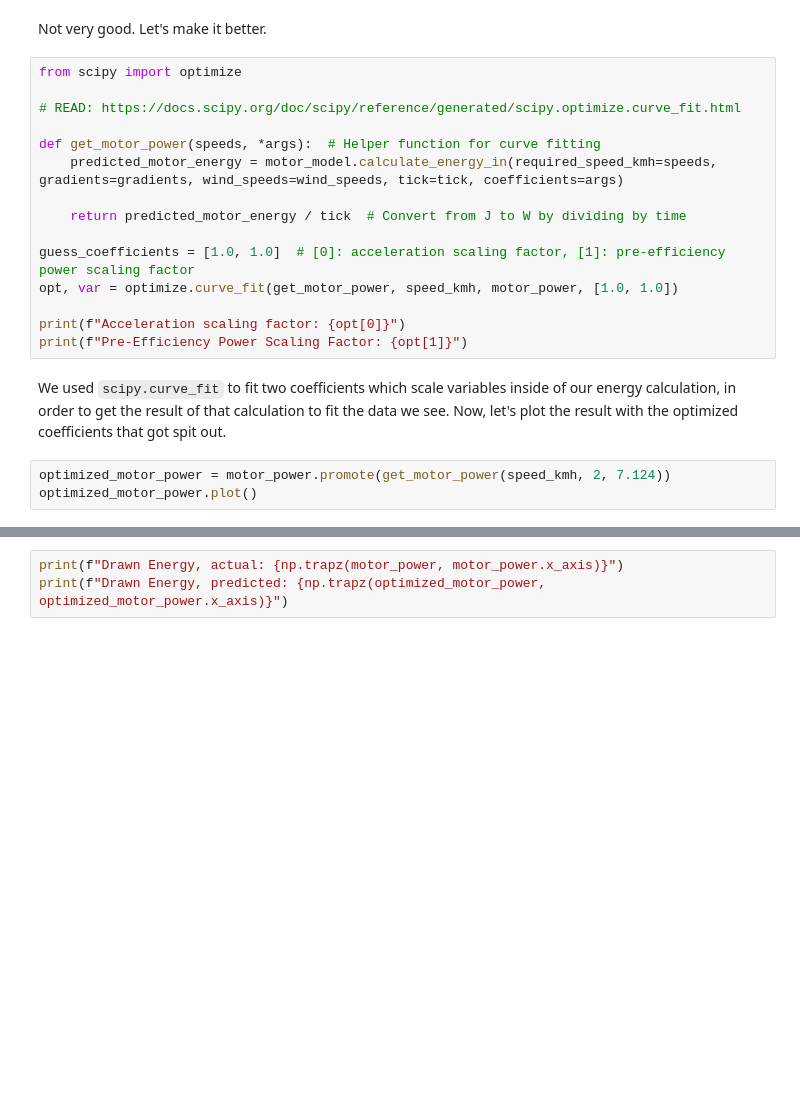
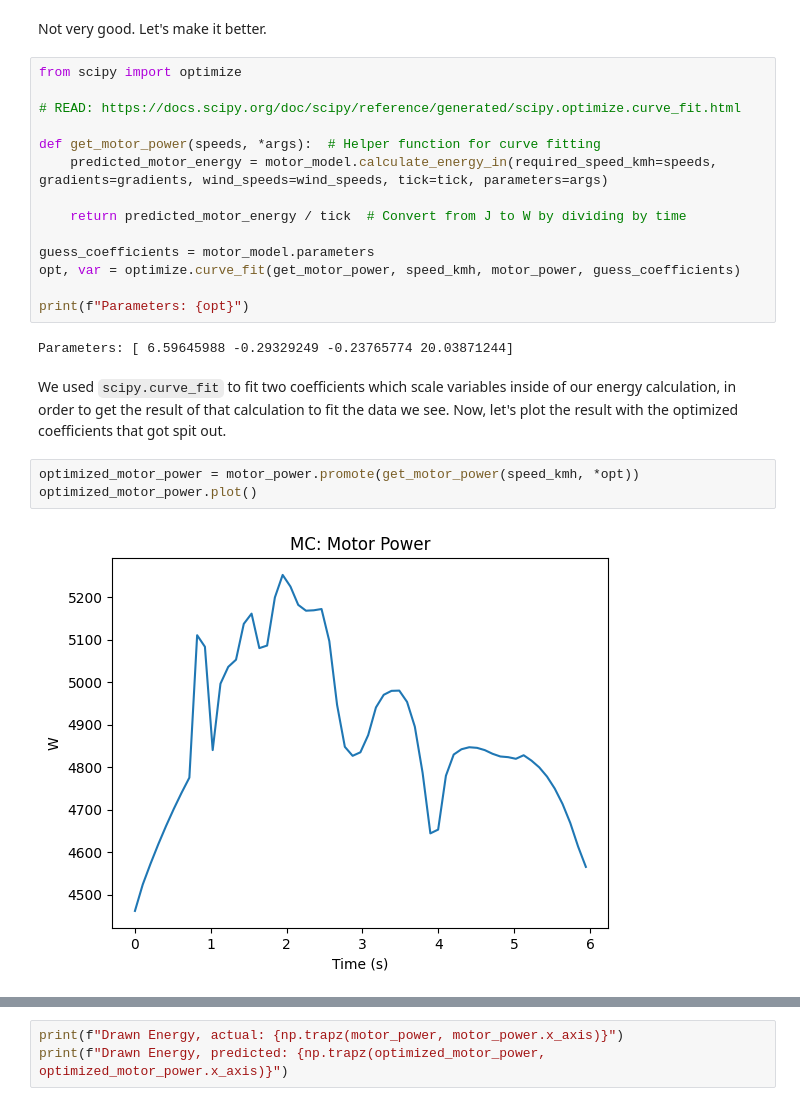
Before and after one commit to UBC-Solar/Simulation, a Jupyter notebook: motor_analysis.ipynb, the cells around one changed output, grey strips where cells are left out. Drawn from its saved outputs; the diff is of its cells as text; blank space fills up the shorter version.

Commit message:
Implement parameters for motor

```diff
--- a/motor_analysis.ipynb
+++ b/motor_analysis.ipynb
@@ -78,20 +84,23 @@ from scipy import optimize
 # READ: https://docs.scipy.org/doc/scipy/reference/generated/scipy.optimize.curve_fit.html
 
 def get_motor_power(speeds, *args):  # Helper function for curve fitting
-    predicted_motor_energy = motor_model.calculate_energy_in(required_speed_kmh=speeds, gradients=gradients, wind_speeds=wind_speeds, tick=tick, coefficients=args)
+    predicted_motor_energy = motor_model.calculate_energy_in(required_speed_kmh=speeds, gradients=gradients, wind_speeds=wind_speeds, tick=tick, parameters=args)
 
     return predicted_motor_energy / tick  # Convert from J to W by dividing by time
 
-guess_coefficients = [1.0, 1.0]  # [0]: acceleration scaling factor, [1]: pre-efficiency power scaling factor
-opt, var = optimize.curve_fit(get_motor_power, speed_kmh, motor_power, [1.0, 1.0])
+guess_coefficients = motor_model.parameters
+opt, var = optimize.curve_fit(get_motor_power, speed_kmh, motor_power, guess_coefficients)
 
-print(f"Acceleration scaling factor: {opt[0]}")
-print(f"Pre-Efficiency Power Scaling Factor: {opt[1]}")
+print(f"Parameters: {opt}")
+# %% [output]
+Parameters: [ 6.59645988 -0.29329249 -0.23765774 20.03871244]
 # %% [markdown]
 We used `scipy.curve_fit` to fit two coefficients which scale variables inside of our energy calculation, in order to get the result of that calculation to fit the data we see. Now, let's plot the result with the optimized coefficients that got spit out.
 # %%
-optimized_motor_power = motor_power.promote(get_motor_power(speed_kmh, 2, 7.124))
+optimized_motor_power = motor_power.promote(get_motor_power(speed_kmh, *opt))
 optimized_motor_power.plot()
+# %% [output]
+[figure, added]
 # %%
 import matplotlib.pyplot as plt
 
```
Also changed, not shown: parts of 4 cells of this notebook, 1 other file.
